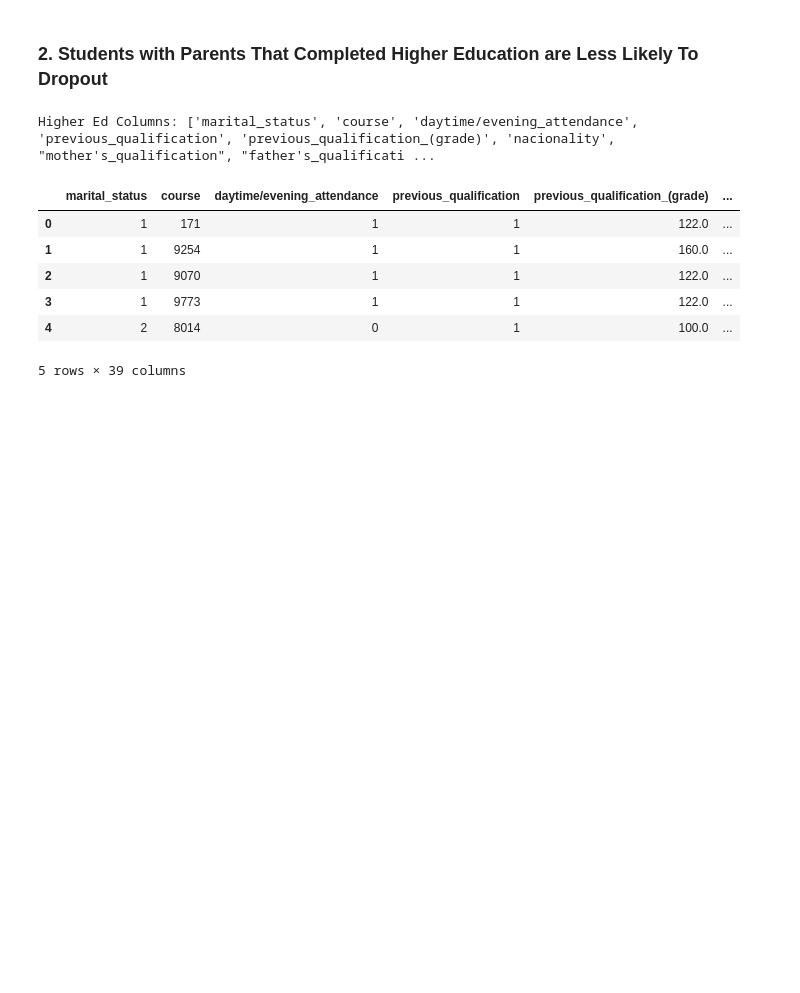
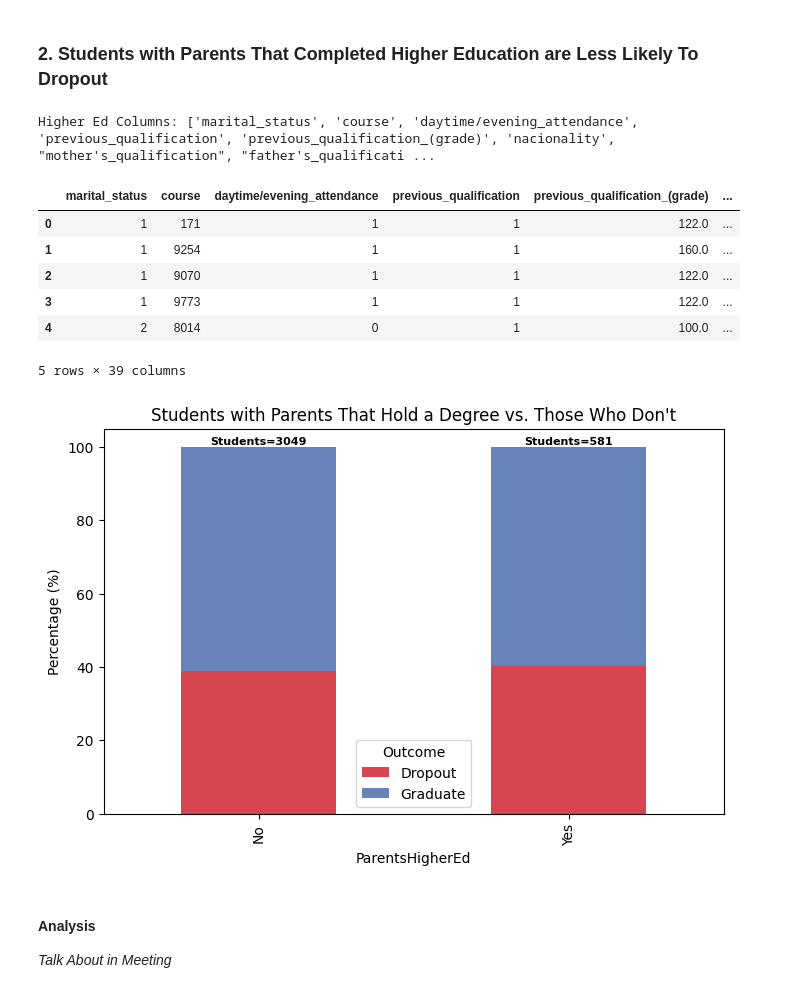
Before and after one commit to JakeCallcut/Academic-Data-Story, a Jupyter notebook: src/eda/EDA_Grant.ipynb, the cells around one changed output. Drawn from its saved outputs; the diff is of its cells as text; code cells hidden in the pictures; blank space fills up the shorter version.

```diff
--- a/src/eda/EDA_Grant.ipynb
+++ b/src/eda/EDA_Grant.ipynb
@@ -81,3 +81,39 @@ Higher Ed Columns: ['marital_status', 'course', 'daytime/evening_attendance', 'p
 | 3 | 1 | 9773 | 1 | 1 | 122.0 | ... |
 | 4 | 2 | 8014 | 0 | 1 | 100.0 | ... |
 5 rows × 39 columns
+# %%
+higher_model_df["ParentsHigherEd"] = higher_model_df.apply(
+    lambda x: "Yes" if x["mother's_qualification"] in [2,3,4,5] or x["father's_qualification"] in [2,3,4,5] else "No",
+    axis=1
+)
+
+dropout_status = pd.crosstab(
+    higher_model_df['ParentsHigherEd'],
+    higher_model_df['target'],
+    normalize='index'
+) * 100
+
+dropout_status.plot(
+    kind='bar',
+    stacked=True,
+    figsize=(8,5),
+    color=['#D64550', '#6883BA']
+)
+
+plt.ylabel("Percentage (%)")
+plt.title("Students with Parents That Hold a Degree vs. Those Who Don't")
+plt.legend(title="Outcome")
+
+total_students = higher_model_df.groupby('ParentsHigherEd').size()
+
+for i, count in enumerate(total_students):
+    plt.text(i, 103, f'Students={count}', ha='center', va='top', fontsize=8, fontweight='bold')
+
+plt.tight_layout
+plt.show()
+# %% [output]
+[figure, added]
+# %% [markdown]
+#### Analysis
+
+*Talk About in Meeting*
```
